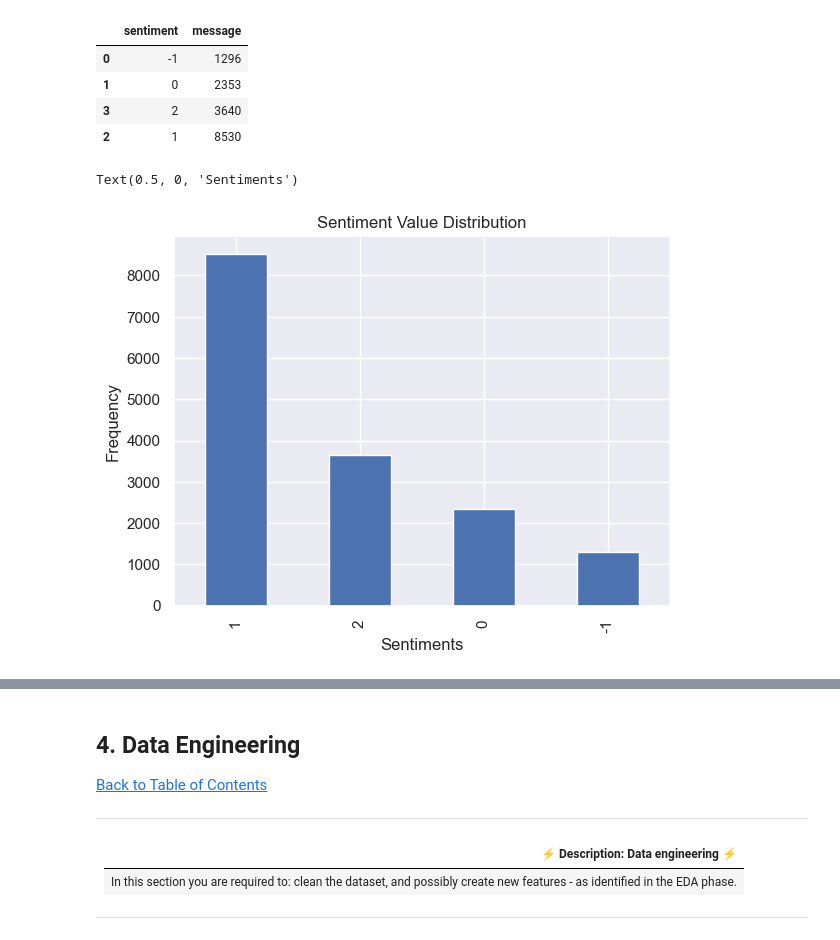
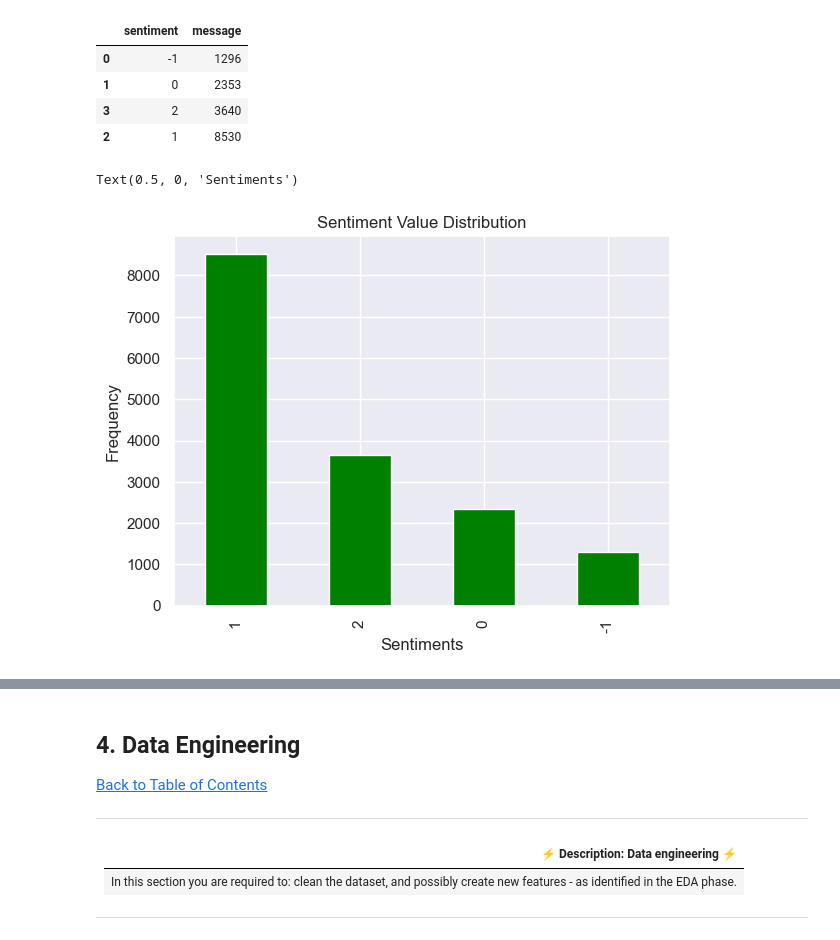
Before and after one commit to ObengKojo23/2207ACDS_TEAM_CW2, a Jupyter notebook: notebooks/twitter_sentiment_classification_notebook.ipynb, the cells around one changed output, grey strips where cells are left out. Drawn from its saved outputs; the diff is of its cells as text; code cells hidden in the pictures.

```diff
--- a/notebooks/twitter_sentiment_classification_notebook.ipynb
+++ b/notebooks/twitter_sentiment_classification_notebook.ipynb
@@ -149,10 +169,10 @@ sentiment_temp_table
 | 2 | 1 | 8530 |
 # %%
 #visualise distribution of each sentiment within the target feature
-train_df['sentiment'].value_counts().plot(kind='bar')
+train_df['sentiment'].value_counts().plot(kind='bar', color='green')
 plt.title('Sentiment Value Distribution')
 plt.ylabel('Frequency')
 plt.xlabel('Sentiments')
 # %% [output]
 Text(0.5, 0, 'Sentiments')
-[figure, old version]
+[figure, new version]
```
Also changed, not shown: parts of 12 cells of this notebook.
